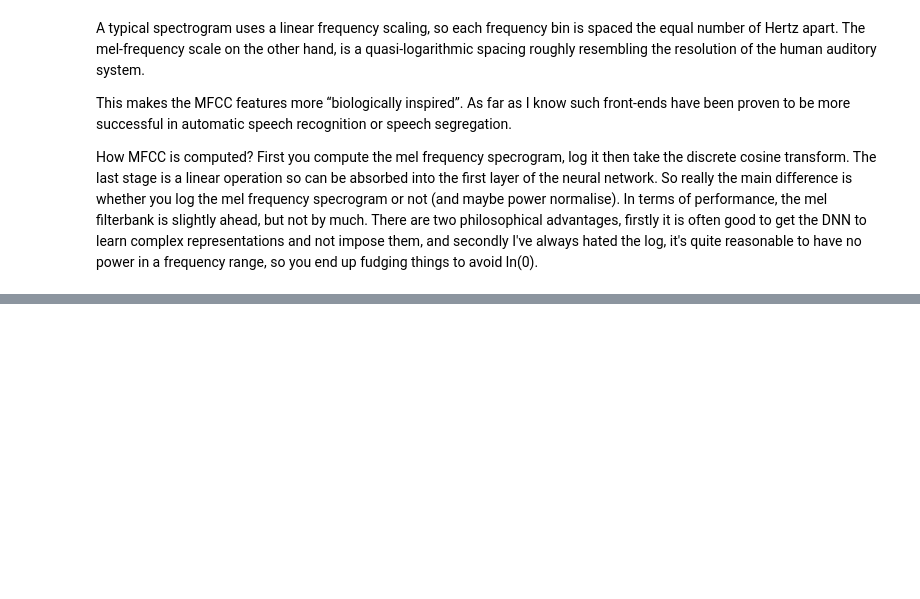
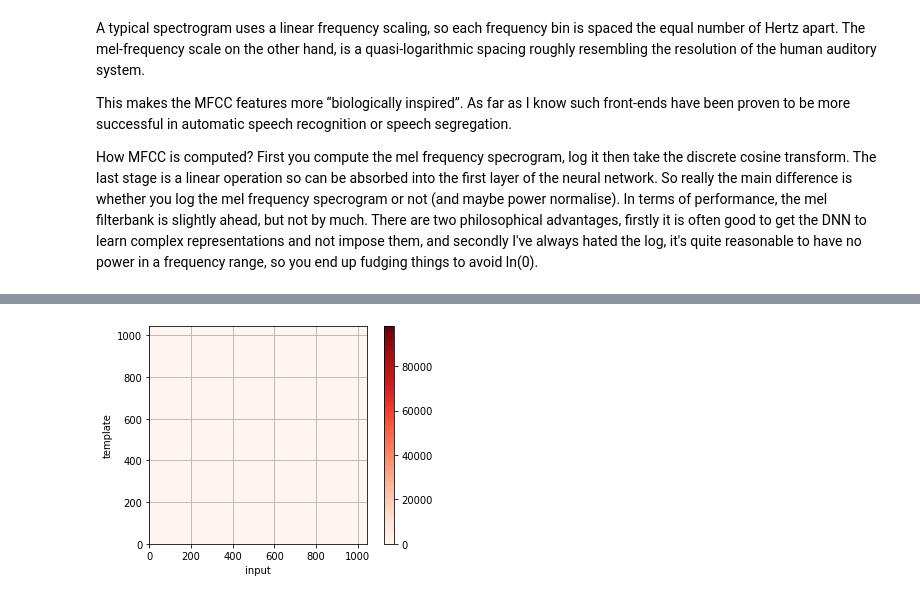
Before and after one commit to xrick/DTW-Tutorial, a Jupyter notebook: KWS/examples/dtw_sample03.ipynb, the cells around one changed output, grey strips where cells are left out. Drawn from its saved outputs; the diff is of its cells as text; code cells hidden in the pictures; blank space fills up the shorter version.

```diff
--- a/KWS/examples/dtw_sample03.ipynb
+++ b/KWS/examples/dtw_sample03.ipynb
@@ -123,0 +126,6 @@ accumulated_cost
+# %%
+for idx in range(1,n):
+    accumulated_cost[0,idx] = cost[0,idx] + accumulated_cost[0,idx-1]
+cost_plot(accumulated_cost)
+# %% [output]
+[figure, added]
```
Also changed, not shown: parts of 9 cells of this notebook.
